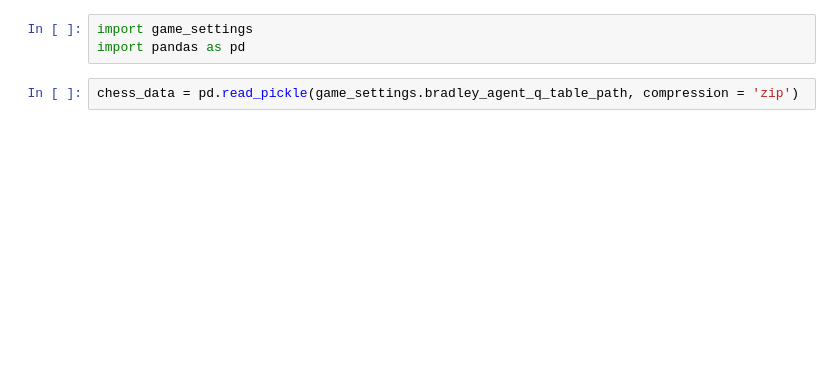
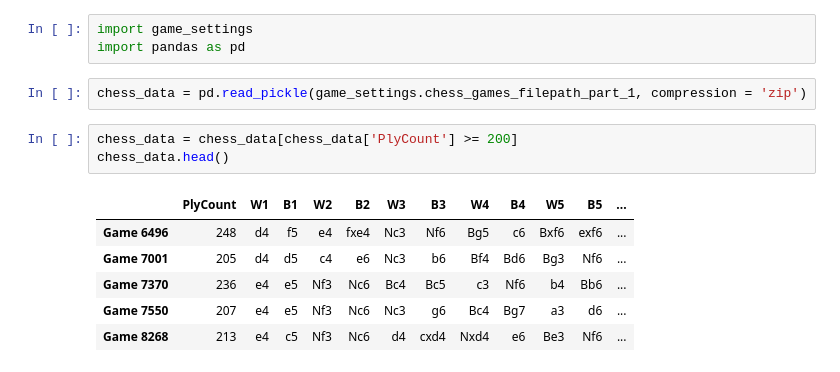
Before and after one commit to Abe-Borg/BradleyChess, a Jupyter notebook: src/Misc Code Testing.ipynb, the cells around one changed output. Saved outputs shown, nothing was run; the diff lists cells and outputs as text; blank space fills up the shorter version.

```diff
--- a/src/Misc Code Testing.ipynb
+++ b/src/Misc Code Testing.ipynb
@@ -2,4 +2,14 @@
 import game_settings
 import pandas as pd
 # %%
-chess_data = pd.read_pickle(game_settings.bradley_agent_q_table_path, compression = 'zip')
+chess_data = pd.read_pickle(game_settings.chess_games_filepath_part_1, compression = 'zip')
+# %%
+chess_data = chess_data[chess_data['PlyCount'] >= 200]
+chess_data.head()
+# %% [output]
+|  | PlyCount | W1 | B1 | W2 | B2 | W3 | B3 | W4 | B4 | W5 | B5 | ... |
+| Game 6496 | 248 | d4 | f5 | e4 | fxe4 | Nc3 | Nf6 | Bg5 | c6 | Bxf6 | exf6 | ... |
+| Game 7001 | 205 | d4 | d5 | c4 | e6 | Nc3 | b6 | Bf4 | Bd6 | Bg3 | Nf6 | ... |
+| Game 7370 | 236 | e4 | e5 | Nf3 | Nc6 | Bc4 | Bc5 | c3 | Nf6 | b4 | Bb6 | ... |
+| Game 7550 | 207 | e4 | e5 | Nf3 | Nc6 | Nc3 | g6 | Bc4 | Bg7 | a3 | d6 | ... |
+| Game 8268 | 213 | e4 | c5 | Nf3 | Nc6 | d4 | cxd4 | Nxd4 | e6 | Be3 | Nf6 | ... |
```
Also changed, not shown: parts of 8 cells of this notebook, 2 other files.
